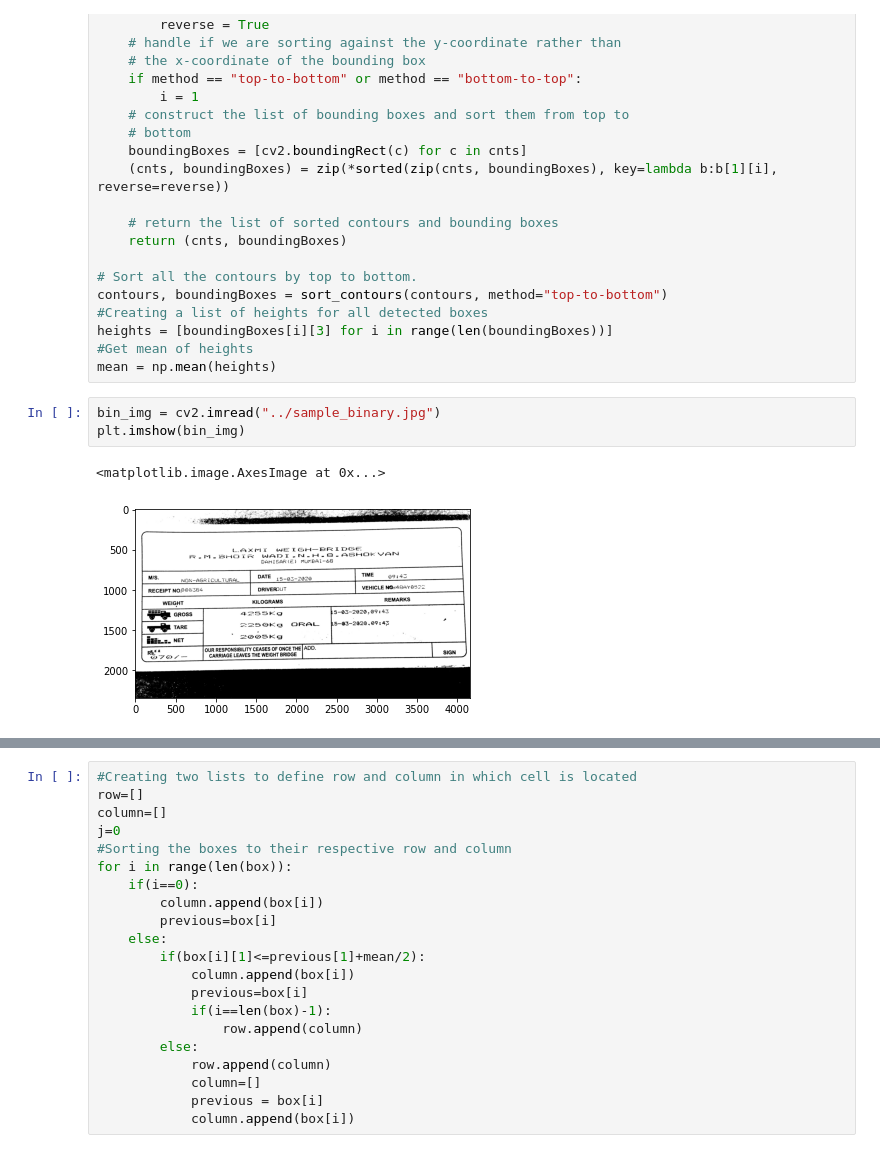
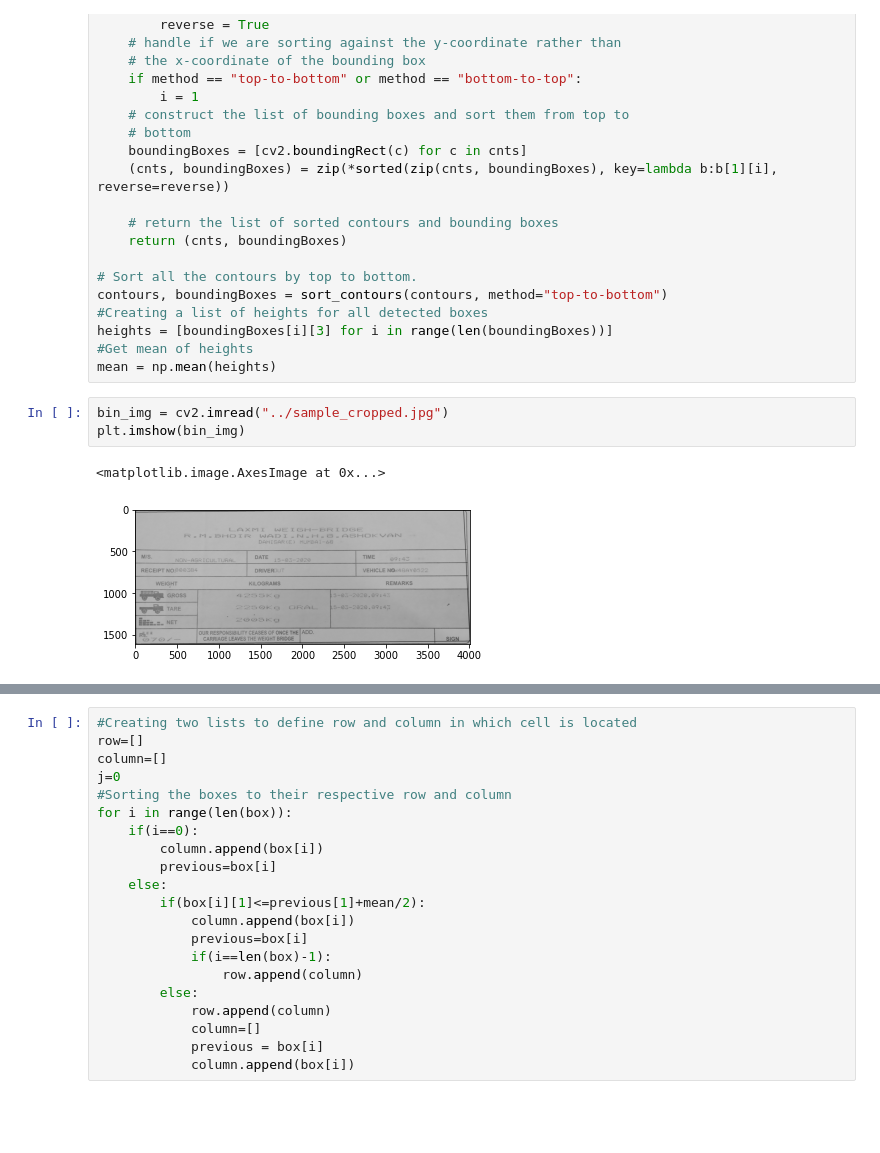
Before and after one commit to YogeshUpdhyay/OCR, a Jupyter notebook: eda/cell.ipynb, the cells around one changed output, grey strips where cells are left out. Cells and saved outputs as stored; diff of their text form; blank space fills up the shorter version.

```diff
--- a/eda/cell.ipynb
+++ b/eda/cell.ipynb
@@ -42,12 +42,12 @@ contours, boundingBoxes = sort_contours(contours, method="top-to-bottom")
 heights = [boundingBoxes[i][3] for i in range(len(boundingBoxes))]
 #Get mean of heights
 mean = np.mean(heights)
-# %%
-bin_img = cv2.imread("../sample_binary.jpg")
-plt.imshow(bin_img)
-# %% [output]
-<matplotlib.image.AxesImage at 0x...>
-[figure, removed]
+# %%
+bin_img = cv2.imread("../sample_cropped.jpg")
+plt.imshow(bin_img)
+# %% [output]
+<matplotlib.image.AxesImage at 0x...>
+[figure, added]
 # %%
 #Create list box to store all boxes in
 box = []
```
Also changed, not shown: parts of 17 cells of this notebook, 5 other files.
